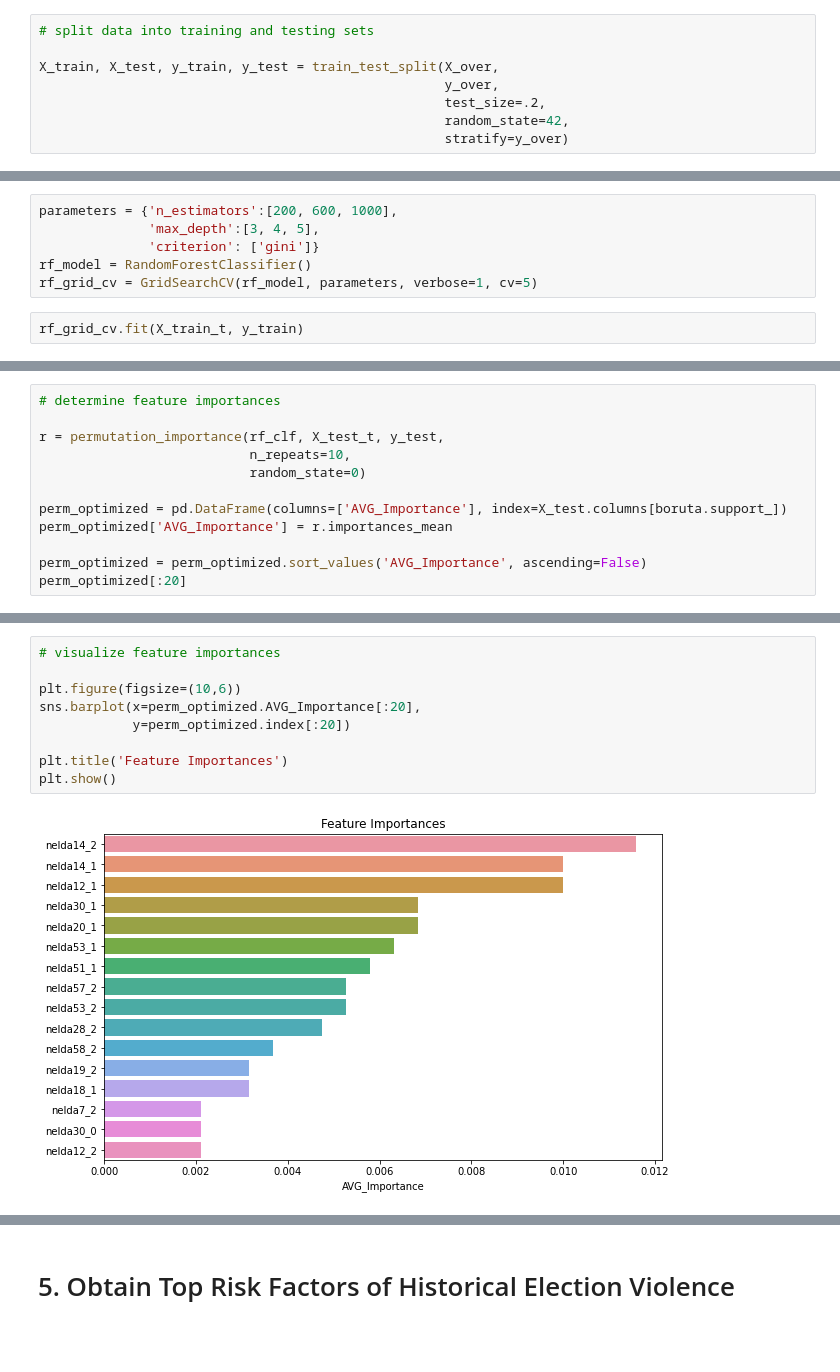
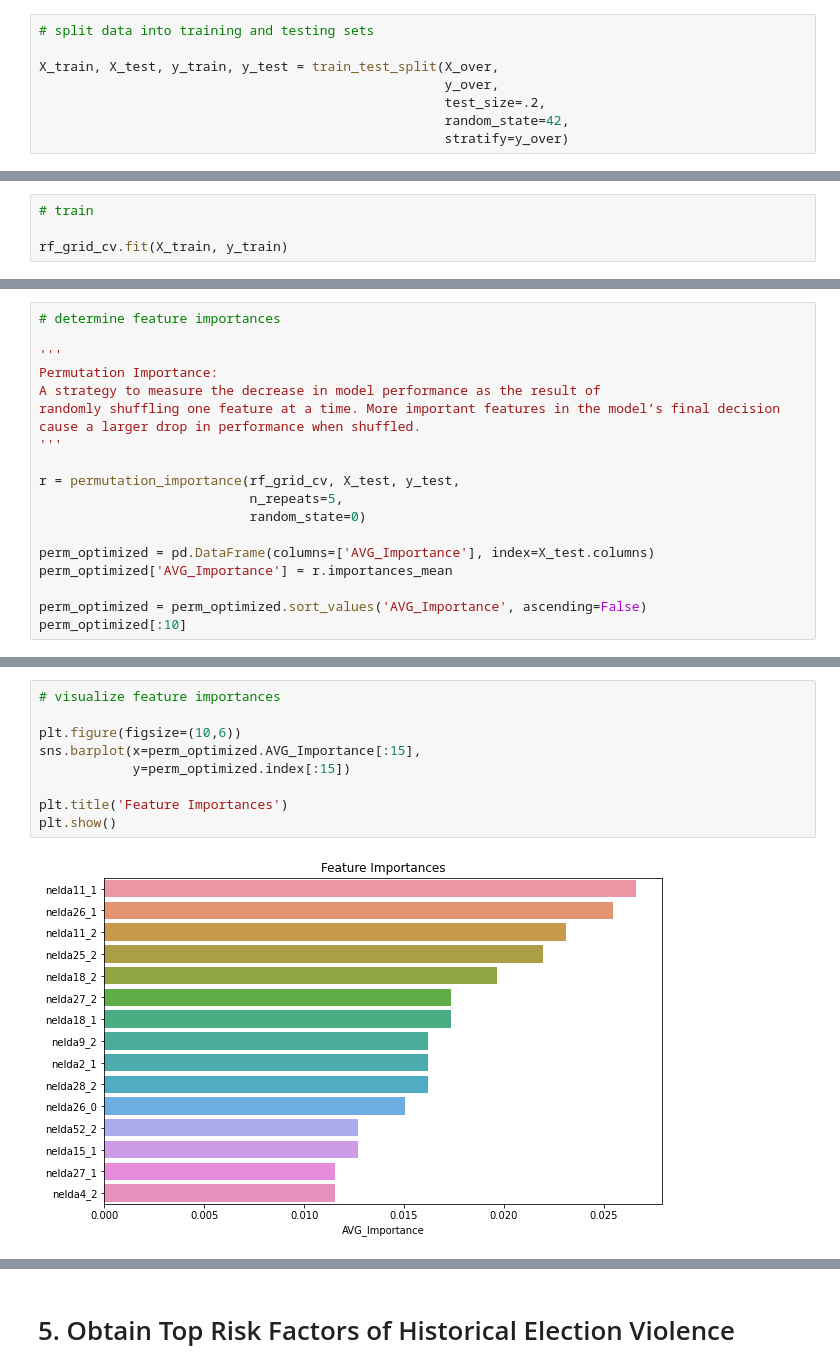
Before and after one commit to wsimpso1/election-violence-risks, a Jupyter notebook: WSimpson_OWID_DataScientist_CodeSnippet.ipynb, the cells around one changed output, grey strips where cells are left out. Drawn from its saved outputs; the diff is of its cells as text; blank space fills up the shorter version.

```diff
--- a/WSimpson_OWID_DataScientist_CodeSnippet.ipynb
+++ b/WSimpson_OWID_DataScientist_CodeSnippet.ipynb
@@ -436,0 +525,4 @@ X_train, X_test, y_train, y_test = train_test_split(X_over,
+# %%
+# train
+
+rf_grid_cv.fit(X_train, y_train)
@@ -485,8 +586,0 @@ Reduced Features Dataset: 95
-# %%
-parameters = {'n_estimators':[200, 600, 1000],
-              'max_depth':[3, 4, 5],
-              'criterion': ['gini']}
-rf_model = RandomForestClassifier()
-rf_grid_cv = GridSearchCV(rf_model, parameters, verbose=1, cv=5)
-# %%
-rf_grid_cv.fit(X_train_t, y_train)
@@ -558,13 +587,20 @@ mass fatality       0.87      0.65      0.75        63
 # %%
 # determine feature importances
 
-r = permutation_importance(rf_clf, X_test_t, y_test,
-                           n_repeats=10,
+'''
+Permutation Importance:
+A strategy to measure the decrease in model performance as the result of
+randomly shuffling one feature at a time. More important features in the model’s final decision
+cause a larger drop in performance when shuffled.
+'''
+
+r = permutation_importance(rf_grid_cv, X_test, y_test,
+                           n_repeats=5,
                            random_state=0)
 
-perm_optimized = pd.DataFrame(columns=['AVG_Importance'], index=X_test.columns[boruta.support_])
+perm_optimized = pd.DataFrame(columns=['AVG_Importance'], index=X_test.columns)
 perm_optimized['AVG_Importance'] = r.importances_mean
 
 perm_optimized = perm_optimized.sort_values('AVG_Importance', ascending=False)
-perm_optimized[:20]
+perm_optimized[:10]
 # %% [output]
@@ -588,14 +608,14 @@ perm_optimized[:20]
 # %%
 # visualize feature importances
 
 plt.figure(figsize=(10,6))
-sns.barplot(x=perm_optimized.AVG_Importance[:20],
-            y=perm_optimized.index[:20])
+sns.barplot(x=perm_optimized.AVG_Importance[:15],
+            y=perm_optimized.index[:15])
 
 plt.title('Feature Importances')
 plt.show()
 # %% [output]
-[figure, old version]
+[figure, new version]
 # %%
 # select features with importance above threshold
 
```
Also changed, not shown: parts of 77 cells of this notebook, 2 other files.
